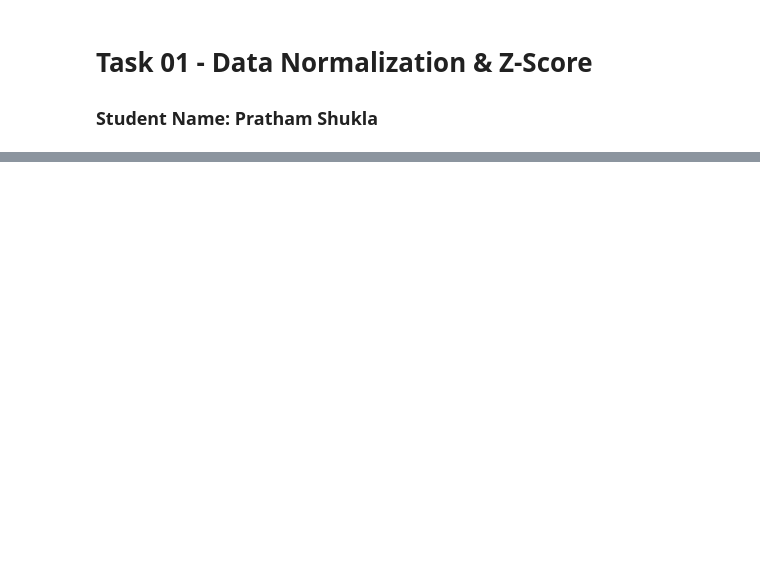
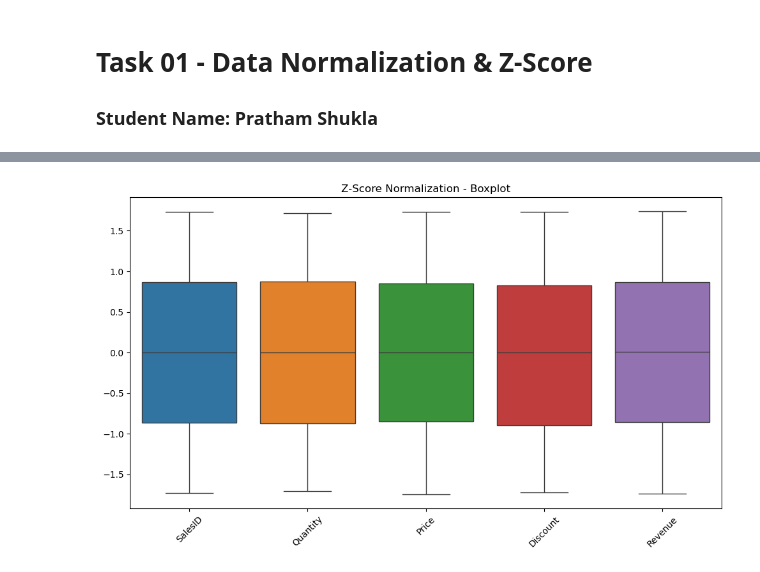
Before and after one commit to pratham12354/Python_DS_Task_01_PrathamShukla, a Jupyter notebook: Task01_Normalization.ipynb, the cells around one changed output, grey strips where cells are left out. Saved outputs shown, nothing was run; the diff lists cells and outputs as text; code cells hidden in the pictures; blank space fills up the shorter version.

```diff
--- a/Task01_Normalization.ipynb
+++ b/Task01_Normalization.ipynb
@@ -86,0 +119,10 @@ Z-Score Normalization with Mean Centering:
+# %%
+# Boxplot for Z-Score normalized data
+plt.figure(figsize=(10,6))
+sns.boxplot(data=zscore_df)
+plt.title("Z-Score Normalization - Boxplot")
+plt.xticks(rotation=45)
+plt.tight_layout()
+plt.show()
+# %% [output]
+[figure, added]
```
Also changed, not shown: parts of 12 cells of this notebook, 2 other files.
